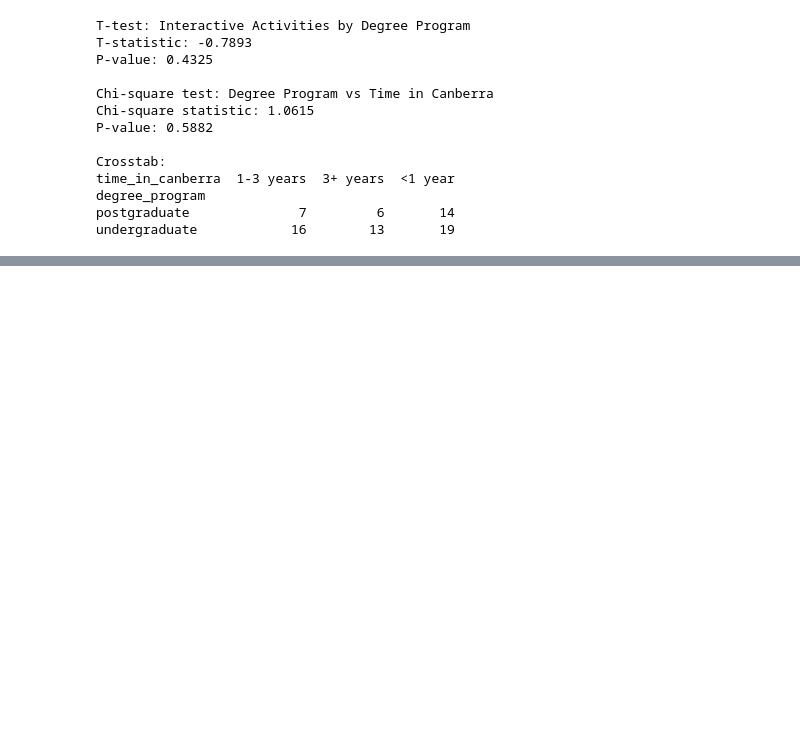
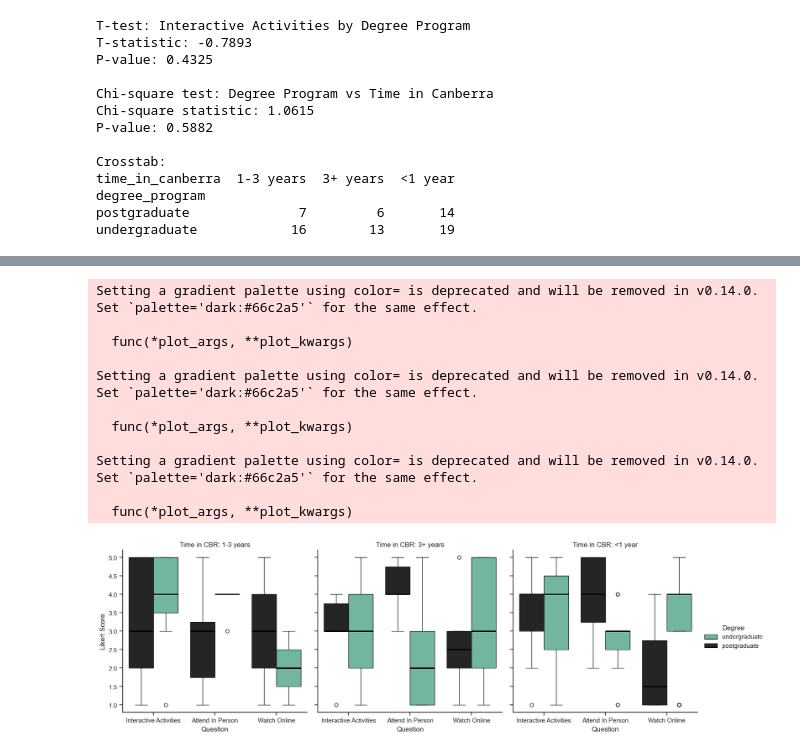
Before and after one commit to smcclab/thirty-nine-hundred-hci, a Jupyter notebook: notebooks/analyse_survey_data.ipynb, the cells around one changed output, grey strips where cells are left out. Drawn from its saved outputs; the diff is of its cells as text; code cells hidden in the pictures; blank space fills up the shorter version.

```diff
--- a/notebooks/analyse_survey_data.ipynb
+++ b/notebooks/analyse_survey_data.ipynb
@@ -109,0 +154,22 @@ undergraduate            16        13       19
+# %%
+g = sns.FacetGrid(survey_long, col='time_in_canberra', height=5, aspect=1)
+g.map_dataframe(sns.boxplot, x='question', y='likert_score', hue='degree_program',
+                medianprops={'linewidth': 2, 'color': 'black'})
+g.add_legend(title='Degree')
+g.set_axis_labels('Question', 'Likert Score')
+g.set_titles('Time in CBR: {col_name}')
+plt.savefig('plots/fake_data_all_questions_facets_1.png', bbox_inches='tight', dpi=300)
+plt.show()
+# %% [output]
+Setting a gradient palette using color= is deprecated and will be removed in v0.14.0. Set `palette='dark:#66c2a5'` for the same effect.
+
+  func(*plot_args, **plot_kwargs)
+
+Setting a gradient palette using color= is deprecated and will be removed in v0.14.0. Set `palette='dark:#66c2a5'` for the same effect.
+
+  func(*plot_args, **plot_kwargs)
+
+Setting a gradient palette using color= is deprecated and will be removed in v0.14.0. Set `palette='dark:#66c2a5'` for the same effect.
+
+  func(*plot_args, **plot_kwargs)
+[figure, added]
```
Also changed, not shown: parts of 13 cells of this notebook, 11 other files.
